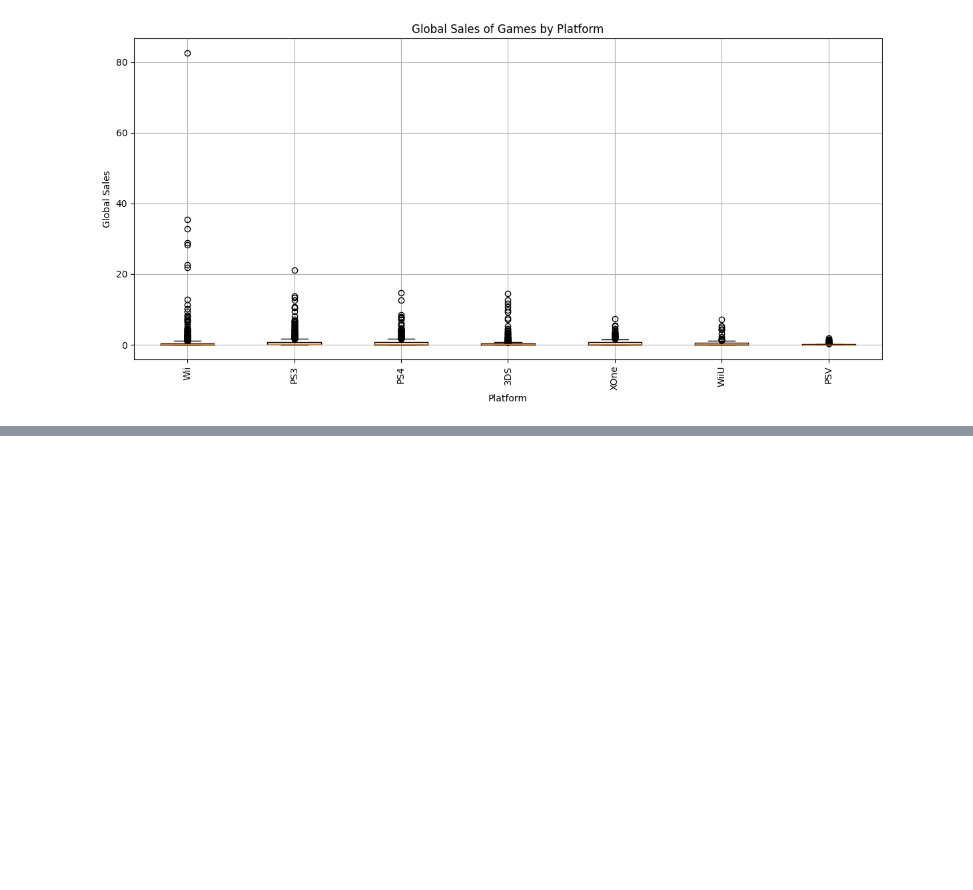
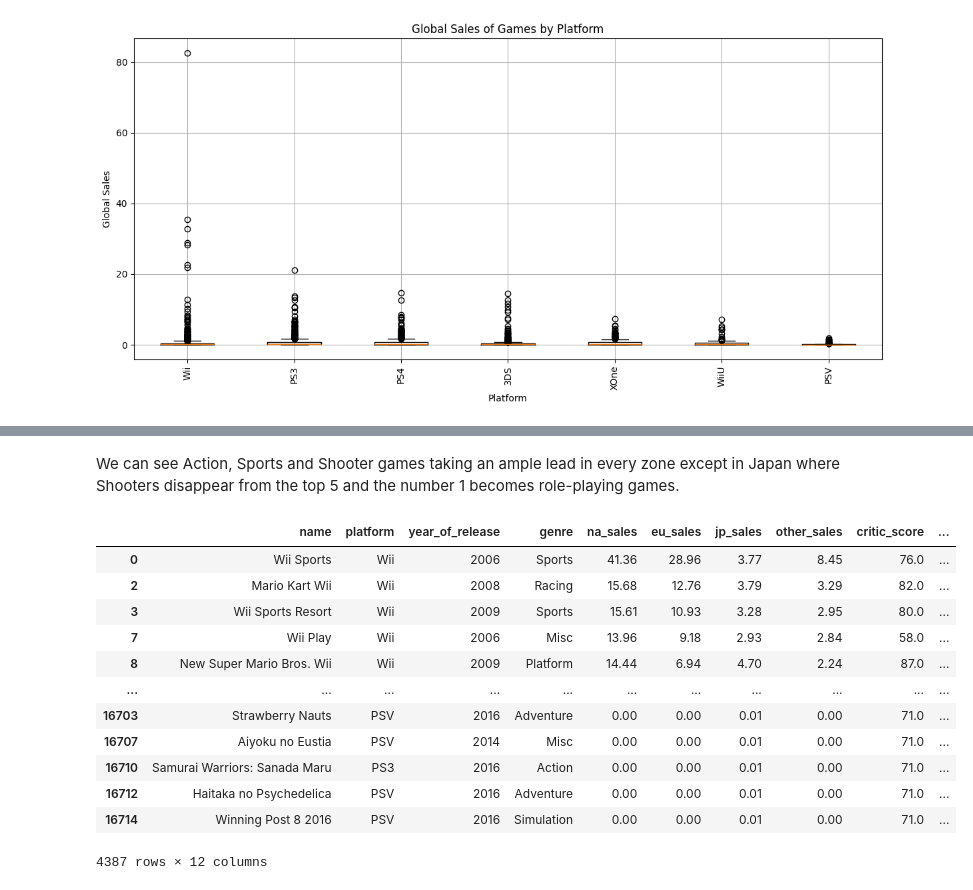
Before and after one commit to TirsoPaneque/integrated_project, a Jupyter notebook: notebooks/EDA.ipynb, the cells around one changed output, grey strips where cells are left out. Cells and saved outputs as stored; diff of their text form; code cells hidden in the pictures; blank space fills up the shorter version.

```diff
--- a/notebooks/EDA.ipynb
+++ b/notebooks/EDA.ipynb
@@ -576,0 +745,18 @@ plt.show()
+# %% [markdown]
+We can see Action, Sports and Shooter games taking an ample lead in every zone except in Japan where Shooters disappear from the top 5 and the number 1 becomes role-playing games.
+# %%
+df_filtered
+# %% [output]
+|  | name | platform | year_of_release | genre | na_sales | eu_sales | jp_sales | other_sales | critic_score | ... |
+| 0 | Wii Sports | Wii | 2006 | Sports | 41.36 | 28.96 | 3.77 | 8.45 | 76.0 | ... |
+| 2 | Mario Kart Wii | Wii | 2008 | Racing | 15.68 | 12.76 | 3.79 | 3.29 | 82.0 | ... |
+| 3 | Wii Sports Resort | Wii | 2009 | Sports | 15.61 | 10.93 | 3.28 | 2.95 | 80.0 | ... |
+| 7 | Wii Play | Wii | 2006 | Misc | 13.96 | 9.18 | 2.93 | 2.84 | 58.0 | ... |
+| 8 | New Super Mario Bros. Wii | Wii | 2009 | Platform | 14.44 | 6.94 | 4.70 | 2.24 | 87.0 | ... |
+| ... | ... | ... | ... | ... | ... | ... | ... | ... | ... | ... |
+| 16703 | Strawberry Nauts | PSV | 2016 | Adventure | 0.00 | 0.00 | 0.01 | 0.00 | 71.0 | ... |
+| 16707 | Aiyoku no Eustia | PSV | 2014 | Misc | 0.00 | 0.00 | 0.01 | 0.00 | 71.0 | ... |
+| 16710 | Samurai Warriors: Sanada Maru | PS3 | 2016 | Action | 0.00 | 0.00 | 0.01 | 0.00 | 71.0 | ... |
+| 16712 | Haitaka no Psychedelica | PSV | 2016 | Adventure | 0.00 | 0.00 | 0.01 | 0.00 | 71.0 | ... |
+| 16714 | Winning Post 8 2016 | PSV | 2016 | Simulation | 0.00 | 0.00 | 0.01 | 0.00 | 71.0 | ... |
+4387 rows × 12 columns
```
Also changed, not shown: parts of 22 cells of this notebook.
